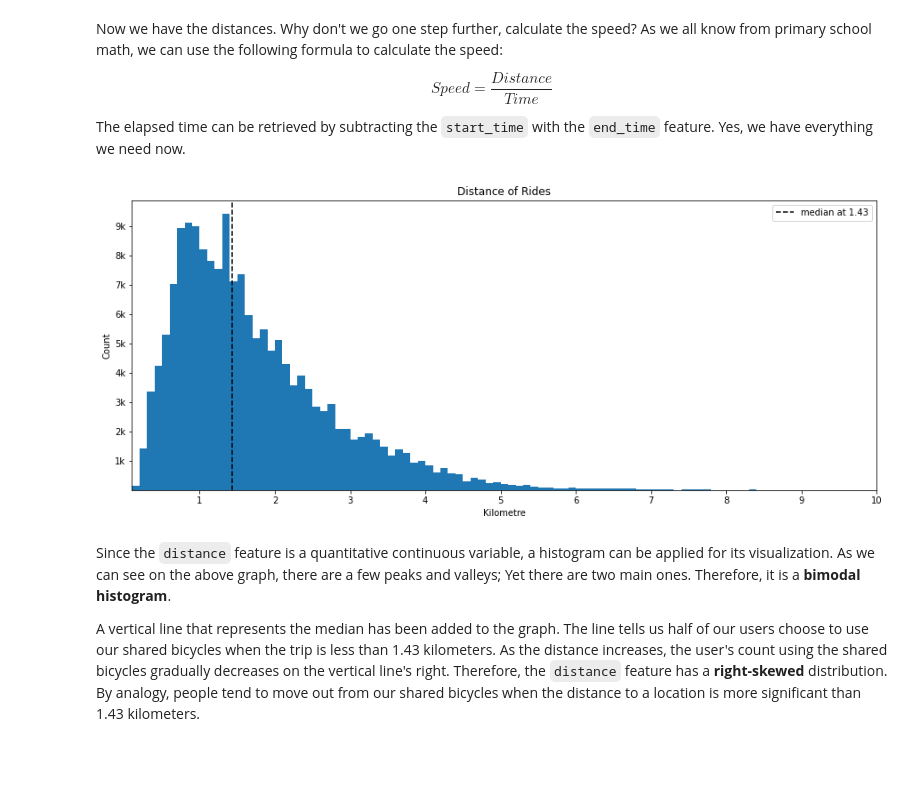
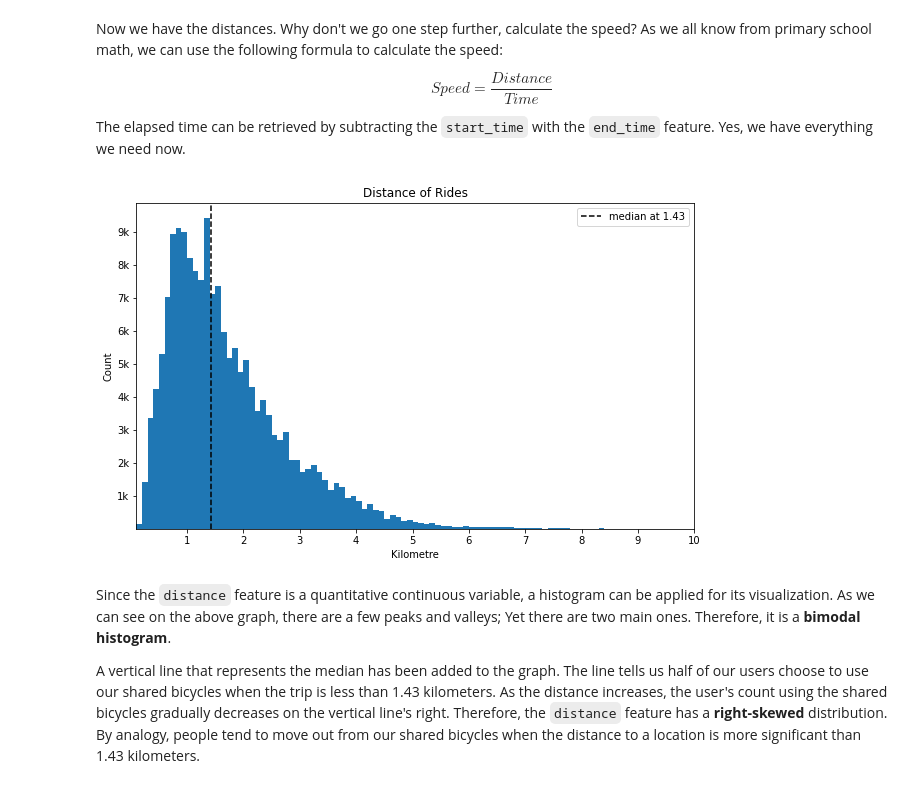
Before and after one commit to chefZau/Bike-System-Data-Exploration, a Jupyter notebook: exploration_template.ipynb, the cells around one changed output. Cells and saved outputs as stored; diff of their text form; code cells hidden in the pictures; blank space fills up the shorter version.

```diff
--- a/exploration_template.ipynb
+++ b/exploration_template.ipynb
@@ -196,39 +199,38 @@ df['duration'] = diffs
 df['speed'] = df['distance'] / df['duration']
 # %%
 # start with distance
-plt.figure(figsize=[15, 6])
+plt.figure(figsize=[10, 6])
 
 bins = np.arange(0, 10 + 0.1, 0.1)
 
 plt.hist(data=df, x='distance', bins= bins)
-
 
 # add ticks for x axis
 xticks = np.arange(0, 10 + 1, 1)
 plt.xticks(xticks)
 
 # add ticks for y axis
 yticks = np.arange(1000, 10000, 1000)
 ylabel = ['{}k'.format(el // 1000) for el in yticks]
 plt.yticks(yticks, ylabel)
 
 # zoom in. there are outliers in the df
 plt.xlim([0.1, 10])
 
 # add title and label
 plt.title("Distance of Rides")
 plt.xlabel("Kilometre")
 plt.ylabel("Count")
 
 # add a vertical line for median
 med = df.distance.median()
 plt.axvline(x=med, color='k', linestyle='--', label="median at {:.2f}".format(med))
 
 plt.legend()
 
 plt.show()
 # %% [output]
-[figure, old version]
+[figure, new version]
 # %% [markdown]
 Since the ``distance`` feature is a quantitative continuous variable, a histogram can be applied for its visualization. As we can see on the above graph, there are a few peaks and valleys; Yet there are two main ones. Therefore, it is a **bimodal histogram**.
 
```
Also changed, not shown: parts of 12 cells of this notebook.
